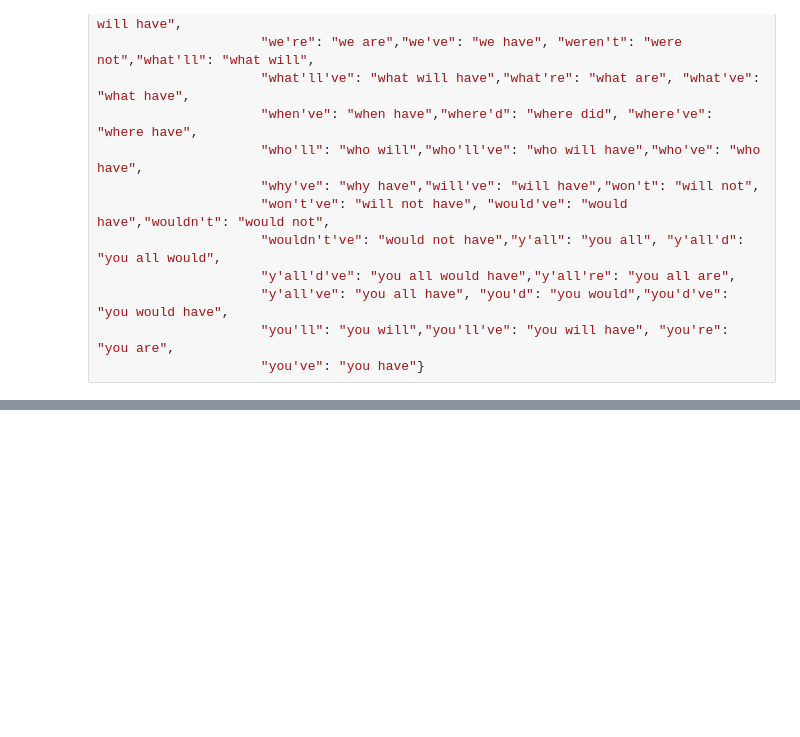
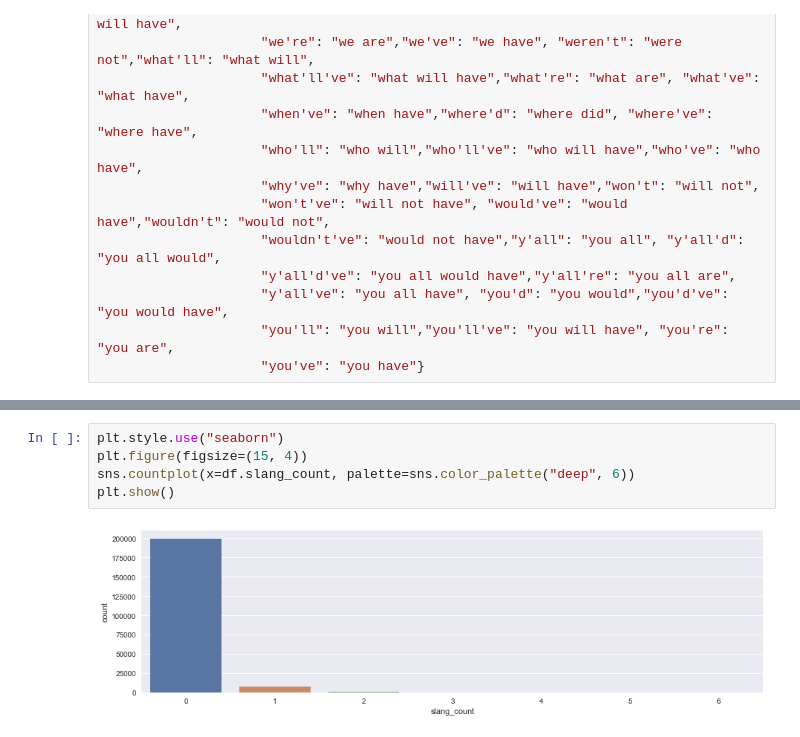
Before and after one commit to penguinwang96825/Made-with-ML-Incubator-Project, a Jupyter notebook: notebook/EDA.ipynb, the cells around one changed output, grey strips where cells are left out. Saved outputs shown, nothing was run; the diff lists cells and outputs as text; blank space fills up the shorter version.

```diff
--- a/notebook/EDA.ipynb
+++ b/notebook/EDA.ipynb
@@ -439,0 +454,7 @@ usd new milestones: usdcad ORG rises above 117.00 CARDINAL . usdchf ORG moves ab
+# %%
+plt.style.use("seaborn")
+plt.figure(figsize=(15, 4))
+sns.countplot(x=df.slang_count, palette=sns.color_palette("deep", 6))
+plt.show()
+# %% [output]
+[figure, added]
```
Also changed, not shown: parts of 14 cells of this notebook, 3 other files.
